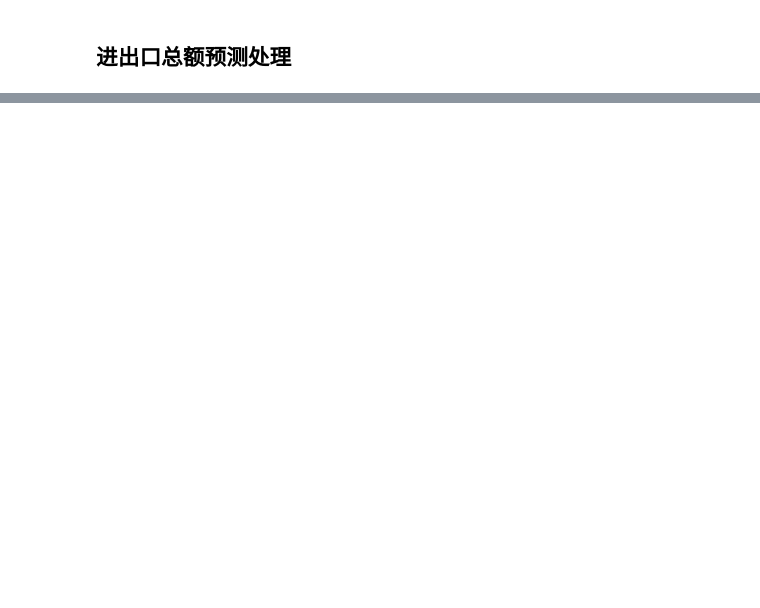
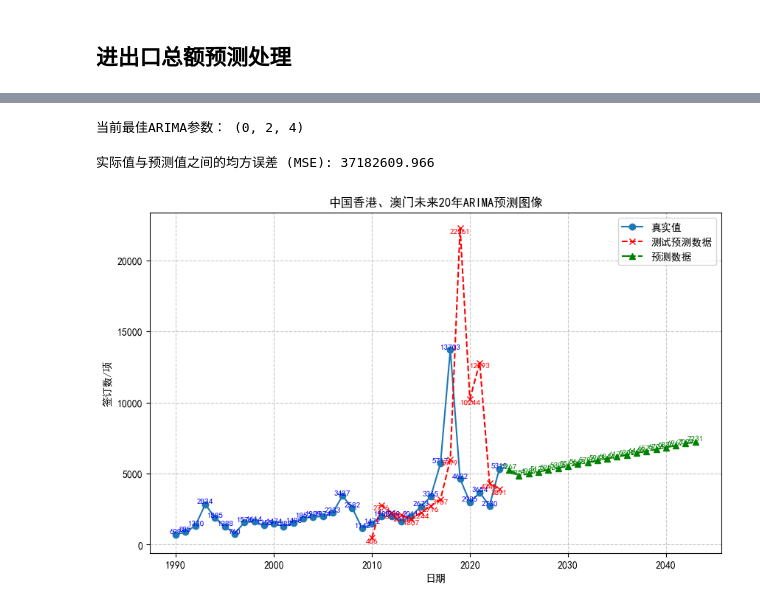
Before and after one commit to Czhongshao/ARIMA-TEST, a Jupyter notebook: 深圳签订外贸合同数据预测/ShenZhen_Contract_ARIMA_1990~2023.ipynb, the cells around one changed output, grey strips where cells are left out. Cells and saved outputs as stored; diff of their text form; code cells hidden in the pictures; blank space fills up the shorter version.

```diff
--- a/深圳签订外贸合同数据预测/ShenZhen_Contract_ARIMA_1990~2023.ipynb
+++ b/深圳签订外贸合同数据预测/ShenZhen_Contract_ARIMA_1990~2023.ipynb
@@ -103,0 +118,13 @@ plt.show()
+# %%
+X = df_total.values
+size = int(len(X) * 0.60)
+train, test = X[0:size], X[size:len(X)]
+
+# 输出划分后的训练集和测试集
+# print("训练集：")
+# print(train)
+# print("\n测试集：")
+# print(test)
+
+# 初始化历史数据列表，用于存储训练集中的数据
+history = [x for x in train]
@@ -104,3 +169,67 @@ plt.show()
+# %%
+# 初始化预测结果列表
+predictions = list()
+# 对测试集中的每个时间点进行预测
+print("当前最佳ARIMA参数：",best_order)
+for t in trange(len(test)):
+    # 使用历史数据拟合 ARIMA 模型
+    with warnings.catch_warnings():
+        warnings.simplefilter('ignore', category=UserWarning)
+        try:
+            model = ARIMA(history, order=best_order)
+            model_fit = model.fit()
+            output = model_fit.forecast()
+            yhat = output[0]
+            predictions.append(yhat)
+            obs = test[t]
+            history.append(obs)
+            # print(f'预测值：{yhat:.0f}\t实际观测值：{obs[0]}')
+        except:
+            continue
+
+# 计算预测结果的均方误差（MSE）
+error = mean_squared_error(test, predictions)
+print(f'实际值与预测值之间的均方误差 (MSE): {error:.3f}')
+# %% [output]
+当前最佳ARIMA参数： (0, 2, 4)
+实际值与预测值之间的均方误差 (MSE): 37182609.966
+# %%
+# 绘制预测图像
+
+model = ARIMA(X, order=best_order)
+model_fit = model.fit()
+future_forecast = model_fit.forecast(steps=years_to_predicted)
+
+# 创建未来年份的索引
+last_year = df_total.index[-1].year
+future_years = [datetime(year=last_year + i + 1, month=1, day=1) for i in range(years_to_predicted)]
+
+# 绘制实际值、测试集预测值和未来预测值的对比图
+plt.figure(figsize=(10, 6))  # 设置图像大小
+plt.plot(df_total.index, X, label='真实值', marker='o')  # 绘制实际值曲线
+plt.plot(df_total.index[size:], predictions, color='red', label='测试预测数据', linestyle='--', marker='x')  # 绘制测试集预测值曲线
+plt.plot(future_years, future_forecast, color='green', label='预测数据', linestyle='-.', marker='^')  # 绘制未来预测值曲线
+plt.legend()  # 添加图例
+plt.title(f'{need_to_predict}未来{years_to_predicted}年ARIMA预测图像')  # 添加标题
+plt.xlabel('日期')  # 添加X轴标签
+plt.ylabel('签订数/项')  # 添加Y轴标签
+plt.grid(True, linestyle='--', alpha=0.7)  # 添加网格线
+
+# 在每个数据点上显示数值
+for i, value in enumerate(X):
+    value = value[0]
+    plt.text(df_total.index[i], value, f'{value:.0f}', ha='center', va='bottom', fontsize=8, color='blue')
+
+for i, value in enumerate(predictions):
+    plt.text(df_total.index[size:][i], value, f'{value:.0f}', ha='center', va='top', fontsize=8, color='red')
+
+for i, value in enumerate(future_forecast):
+    plt.text(future_years[i], value, f'{value:.0f}', ha='center', va='bottom', fontsize=8, color='green')
+
+# plt.show()  # 显示图像
+plt.savefig(f"out_file/out_fig/{need_to_predict}的未来{years_to_predicted}年合同签订项预测图像.png")
+# %% [output]
+[figure, added]
 # %%
 # ADF 检验函数
 # H0：它是非平稳的
```
Also changed, not shown: parts of 23 cells of this notebook, 32 other files.
